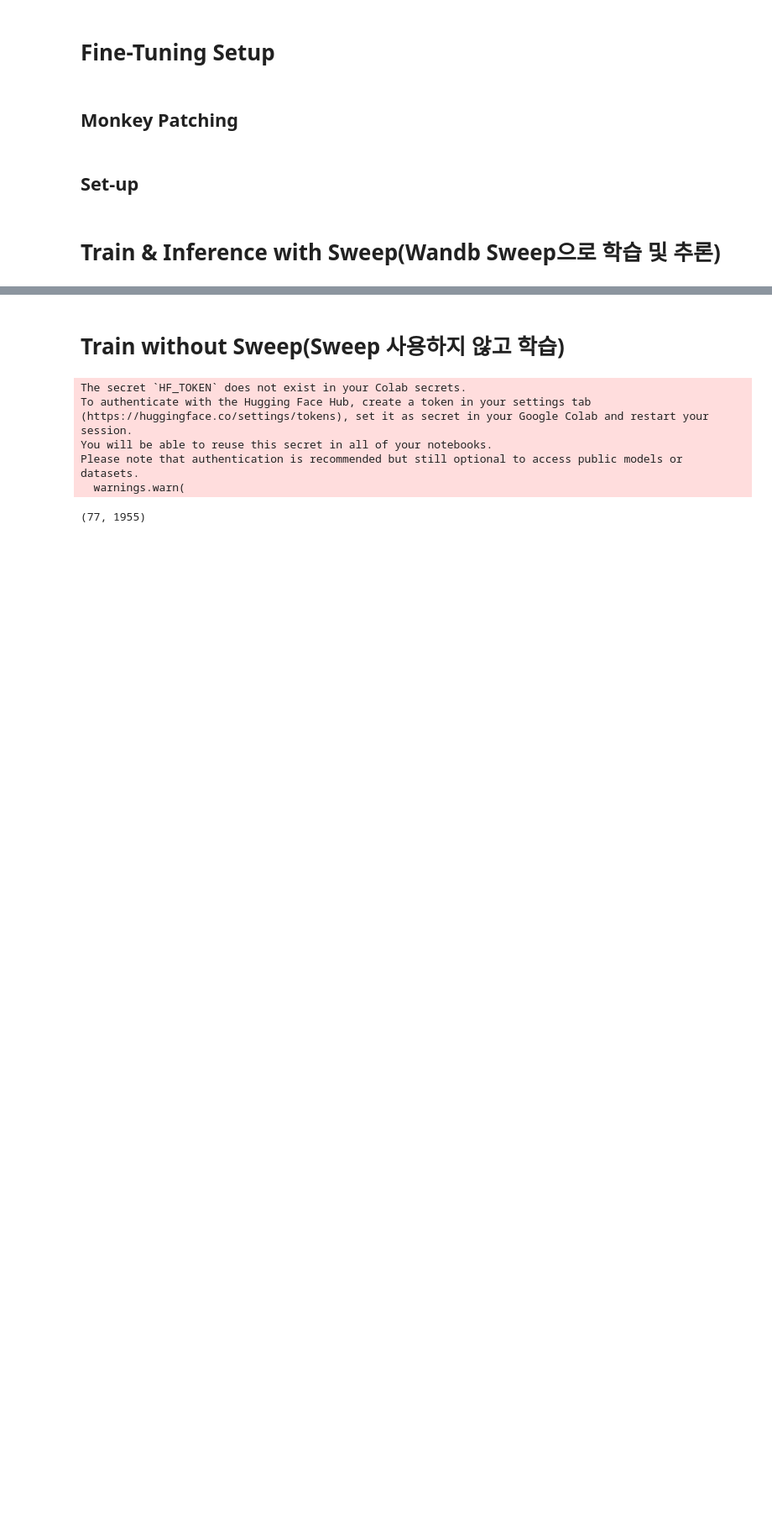
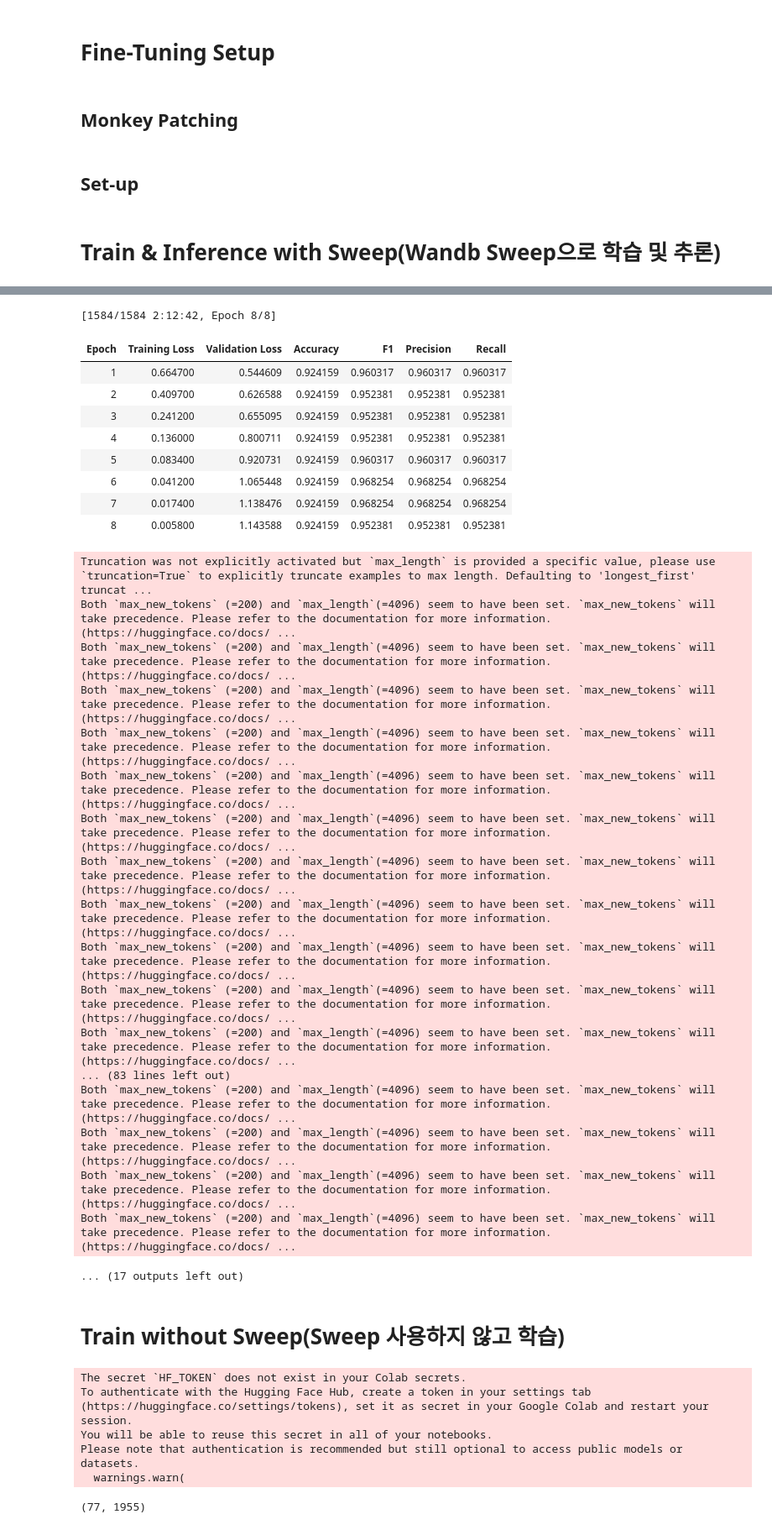
Before and after one commit to theNocturni/WASSUP-DACON-FinAI, a Jupyter notebook: code/1.train_n_inference.ipynb, the cells around one changed output, grey strips where cells are left out. Shown at 84% size. Drawn from its saved outputs; the diff is of its cells as text; code cells hidden in the pictures; blank space fills up the shorter version.

Commit message:
Sweep 3

```diff
--- a/code/1.train_n_inference.ipynb
+++ b/code/1.train_n_inference.ipynb
@@ -701,6 +704,8 @@ def sweep_train(config=None):
             optim="paged_adamw_8bit",
             logging_strategy='epoch',
             load_best_model_at_end=True,
+            metric_for_best_model='f1',
+            greater_is_better=True,
             save_total_limit=2,    # save only best and the last
             save_strategy='epoch',
             report_to="wandb",
@@ -729,4 +734,5 @@ def sweep_train(config=None):
 #로컬에 저장할 경우
 # trained_model.save_pretrained(f"{output_dir}/saved_model")
 # %%
-wandb.agent(sweep_id, sweep_train, count=1)
+wandb.agent(sweep_id, sweep_train, count=8)
+# %% [output]
@@ -733,3 +763,31 @@ wandb.agent(sweep_id, sweep_train, count=1)
+[1584/1584 2:12:42, Epoch 8/8]
+| Epoch | Training Loss | Validation Loss | Accuracy | F1 | Precision | Recall |
+| 1 | 0.664700 | 0.544609 | 0.924159 | 0.960317 | 0.960317 | 0.960317 |
+| 2 | 0.409700 | 0.626588 | 0.924159 | 0.952381 | 0.952381 | 0.952381 |
+| 3 | 0.241200 | 0.655095 | 0.924159 | 0.952381 | 0.952381 | 0.952381 |
+| 4 | 0.136000 | 0.800711 | 0.924159 | 0.952381 | 0.952381 | 0.952381 |
+| 5 | 0.083400 | 0.920731 | 0.924159 | 0.960317 | 0.960317 | 0.960317 |
+| 6 | 0.041200 | 1.065448 | 0.924159 | 0.968254 | 0.968254 | 0.968254 |
+| 7 | 0.017400 | 1.138476 | 0.924159 | 0.968254 | 0.968254 | 0.968254 |
+| 8 | 0.005800 | 1.143588 | 0.924159 | 0.952381 | 0.952381 | 0.952381 |
+Truncation was not explicitly activated but `max_length` is provided a specific value, please use `truncation=True` to explicitly truncate examples to max length. Defaulting to 'longest_first' truncat ...
+Both `max_new_tokens` (=200) and `max_length`(=4096) seem to have been set. `max_new_tokens` will take precedence. Please refer to the documentation for more information. (https://huggingface.co/docs/ ...
+Both `max_new_tokens` (=200) and `max_length`(=4096) seem to have been set. `max_new_tokens` will take precedence. Please refer to the documentation for more information. (https://huggingface.co/docs/ ...
+Both `max_new_tokens` (=200) and `max_length`(=4096) seem to have been set. `max_new_tokens` will take precedence. Please refer to the documentation for more information. (https://huggingface.co/docs/ ...
+Both `max_new_tokens` (=200) and `max_length`(=4096) seem to have been set. `max_new_tokens` will take precedence. Please refer to the documentation for more information. (https://huggingface.co/docs/ ...
+Both `max_new_tokens` (=200) and `max_length`(=4096) seem to have been set. `max_new_tokens` will take precedence. Please refer to the documentation for more information. (https://huggingface.co/docs/ ...
+Both `max_new_tokens` (=200) and `max_length`(=4096) seem to have been set. `max_new_tokens` will take precedence. Please refer to the documentation for more information. (https://huggingface.co/docs/ ...
+Both `max_new_tokens` (=200) and `max_length`(=4096) seem to have been set. `max_new_tokens` will take precedence. Please refer to the documentation for more information. (https://huggingface.co/docs/ ...
+Both `max_new_tokens` (=200) and `max_length`(=4096) seem to have been set. `max_new_tokens` will take precedence. Please refer to the documentation for more information. (https://huggingface.co/docs/ ...
+Both `max_new_tokens` (=200) and `max_length`(=4096) seem to have been set. `max_new_tokens` will take precedence. Please refer to the documentation for more information. (https://huggingface.co/docs/ ...
+Both `max_new_tokens` (=200) and `max_length`(=4096) seem to have been set. `max_new_tokens` will take precedence. Please refer to the documentation for more information. (https://huggingface.co/docs/ ...
+Both `max_new_tokens` (=200) and `max_length`(=4096) seem to have been set. `max_new_tokens` will take precedence. Please refer to the documentation for more information. (https://huggingface.co/docs/ ...
+... (83 lines left out)
+Both `max_new_tokens` (=200) and `max_length`(=4096) seem to have been set. `max_new_tokens` will take precedence. Please refer to the documentation for more information. (https://huggingface.co/docs/ ...
+Both `max_new_tokens` (=200) and `max_length`(=4096) seem to have been set. `max_new_tokens` will take precedence. Please refer to the documentation for more information. (https://huggingface.co/docs/ ...
+Both `max_new_tokens` (=200) and `max_length`(=4096) seem to have been set. `max_new_tokens` will take precedence. Please refer to the documentation for more information. (https://huggingface.co/docs/ ...
+Both `max_new_tokens` (=200) and `max_length`(=4096) seem to have been set. `max_new_tokens` will take precedence. Please refer to the documentation for more information. (https://huggingface.co/docs/ ...
+... (17 outputs left out)
 # %% [markdown]
 # Train without Sweep(Sweep 사용하지 않고 학습)
 # %%
```
Also changed, not shown: parts of 2 cells of this notebook.
